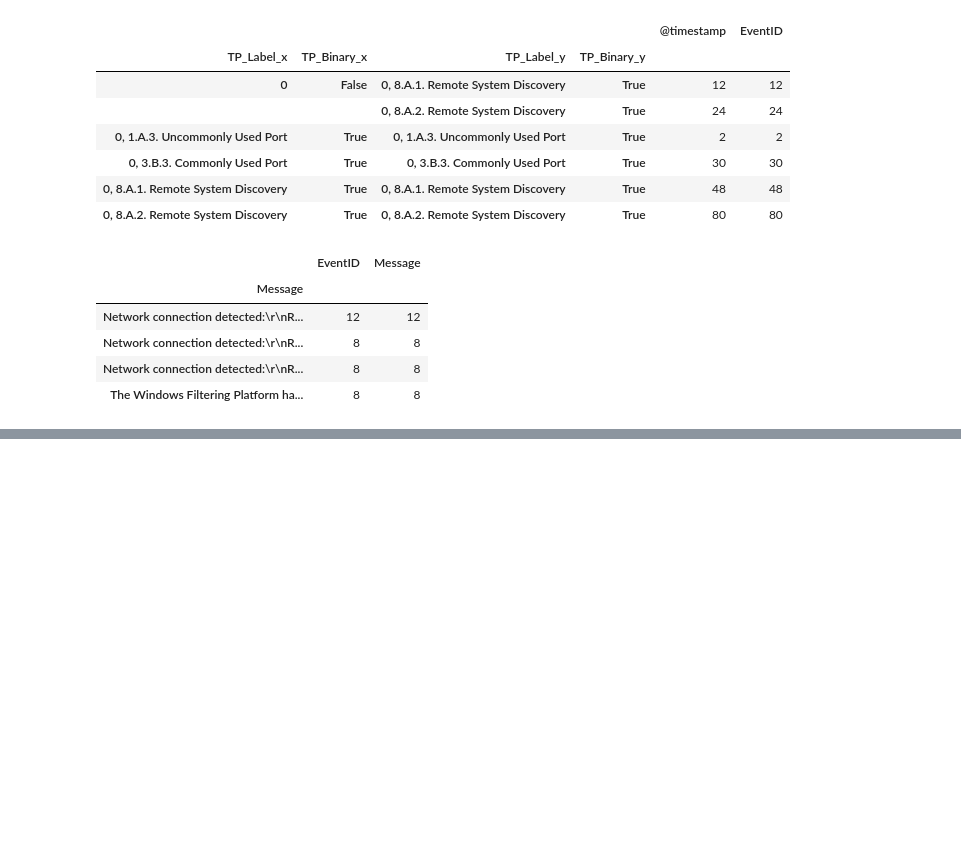
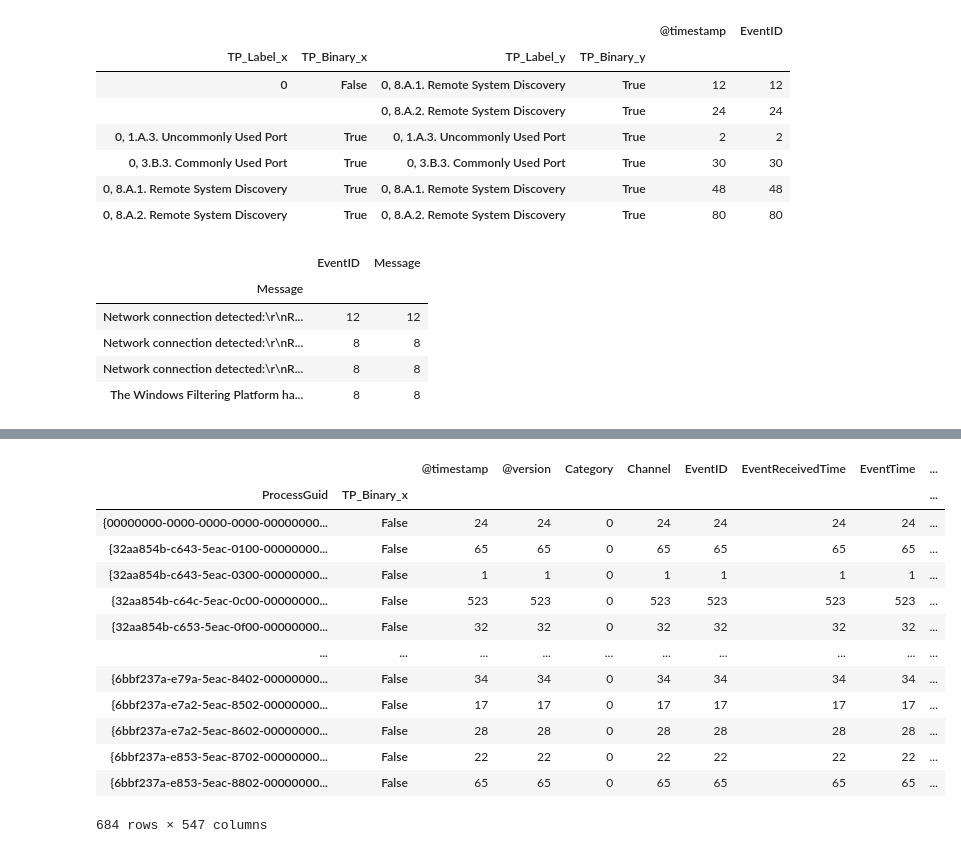
Before and after one commit to zulu8/graph_msc, a Jupyter notebook: Network2.ipynb, the cells around one changed output, grey strips where cells are left out. Drawn from its saved outputs; the diff is of its cells as text; code cells hidden in the pictures; blank space fills up the shorter version.

Commit message:
labelling time window, feature importance work

```diff
--- a/Network2.ipynb
+++ b/Network2.ipynb
@@ -220,0 +256,8 @@ df_labelled = spark.createDataFrame(df_label.astype(str))
+# %%
+# Create new column for time window labelling - start<>end time and hostname
+df_label['TW_Binary'] = False
+# Label malicious: start<>end time and hostname
+df_label['TW_Binary'].loc[(df_label['time_stamp'] >= '2020-05-02 03:09:29.929000+00:00') &
+             (df_label['time_stamp'] <= '2020-05-02 03:17:53.817000+00:00') &
+             (df_label['Hostname'] == 'NASHUA.dmevals.local')
+            ] = True
@@ -220,0 +305,2 @@ df_labelled = spark.createDataFrame(df_label.astype(str))
+# %%
+df_label['TP_Binary_x'] = df_label['TP_Binary_x'].fillna(False)
@@ -220,0 +372,2 @@ df_labelled = spark.createDataFrame(df_label.astype(str))
+# %%
+bad_guids = df_label.loc[(df_label['TP_Binary_x'] == True) & (df_label.ProcessGuid.notnull())]['ProcessGuid'].unique()
@@ -220,0 +389,3 @@ df_labelled = spark.createDataFrame(df_label.astype(str))
+# %%
+df_label['Guid1_Binary'] = False
+df_label['Guid1_Binary'].loc[(df_label['ProcessGuid'].isin(bad_guids))] = True
@@ -220,0 +557,17 @@ df_labelled = spark.createDataFrame(df_label.astype(str))
+# %%
+df_label.loc[df_label.ProcessGuid.notnull()].groupby(['ProcessGuid', 'TP_Binary_x']).count()
+# %% [output]
+|  |  | @timestamp | @version | Category | Channel | EventID | EventReceivedTime | EventTime | ... |
+| ProcessGuid | TP_Binary_x |  |  |  |  |  |  |  | ... |
+| {00000000-0000-0000-0000-00000000... | False | 24 | 24 | 0 | 24 | 24 | 24 | 24 | ... |
+| {32aa854b-c643-5eac-0100-00000000... | False | 65 | 65 | 0 | 65 | 65 | 65 | 65 | ... |
+| {32aa854b-c643-5eac-0300-00000000... | False | 1 | 1 | 0 | 1 | 1 | 1 | 1 | ... |
+| {32aa854b-c64c-5eac-0c00-00000000... | False | 523 | 523 | 0 | 523 | 523 | 523 | 523 | ... |
+| {32aa854b-c653-5eac-0f00-00000000... | False | 32 | 32 | 0 | 32 | 32 | 32 | 32 | ... |
+| ... | ... | ... | ... | ... | ... | ... | ... | ... | ... |
+| {6bbf237a-e79a-5eac-8402-00000000... | False | 34 | 34 | 0 | 34 | 34 | 34 | 34 | ... |
+| {6bbf237a-e7a2-5eac-8502-00000000... | False | 17 | 17 | 0 | 17 | 17 | 17 | 17 | ... |
+| {6bbf237a-e7a2-5eac-8602-00000000... | False | 28 | 28 | 0 | 28 | 28 | 28 | 28 | ... |
+| {6bbf237a-e853-5eac-8702-00000000... | False | 22 | 22 | 0 | 22 | 22 | 22 | 22 | ... |
+| {6bbf237a-e853-5eac-8802-00000000... | False | 65 | 65 | 0 | 65 | 65 | 65 | 65 | ... |
+684 rows × 547 columns
```
Also changed, not shown: parts of 78 cells of this notebook.
